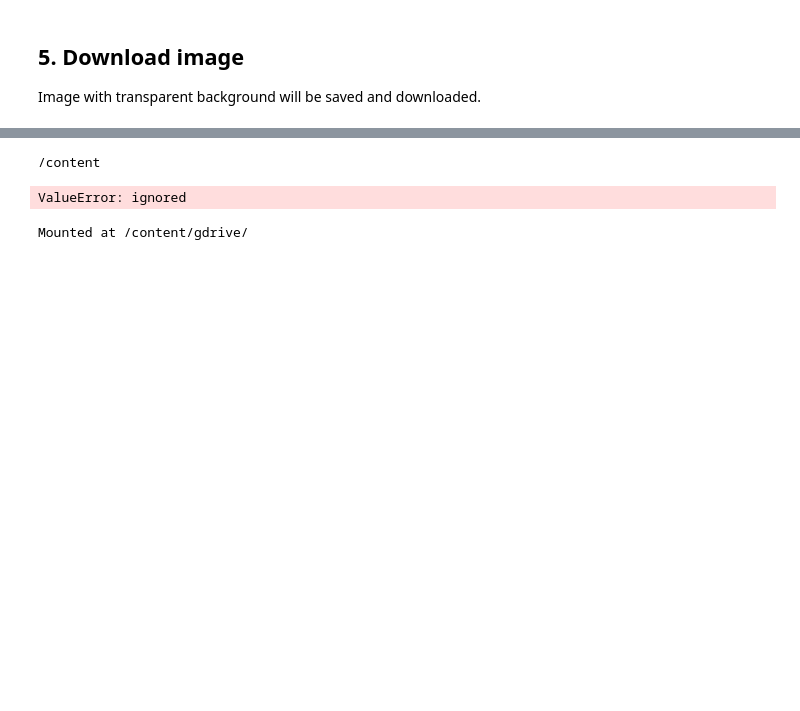
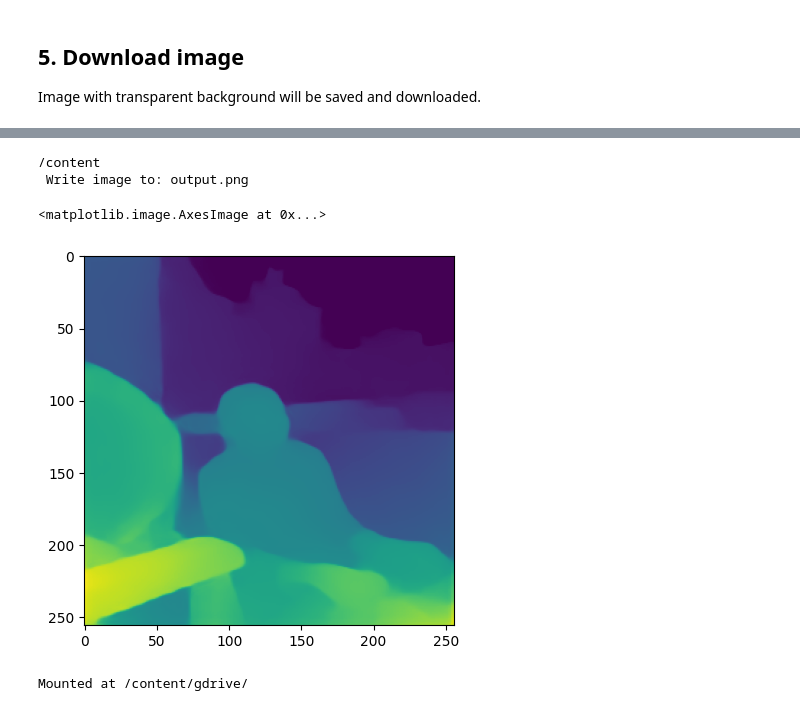
Before and after one commit to ZoliN/colab, a Jupyter notebook: MODNet_Inference_with_onnx.ipynb, the cells around one changed output, grey strips where cells are left out. Saved outputs shown, nothing was run; the diff lists cells and outputs as text; code cells hidden in the pictures; blank space fills up the shorter version.

```diff
--- a/MODNet_Inference_with_onnx.ipynb
+++ b/MODNet_Inference_with_onnx.ipynb
@@ -142,37 +142,40 @@ img_resized = tf.image.resize(img, [256,256], method='bicubic', preserve_aspect_
 #img_resized = tf.transpose(img_resized, [2, 0, 1])
 img_input = img_resized.numpy()
 mean=[0.485, 0.456, 0.406]
 std=[0.229, 0.224, 0.225]
 img_input = (img_input - mean) / std
 reshape_img = img_input.reshape(1,256,256,3)
 tensor = tf.convert_to_tensor(reshape_img, dtype=tf.float32)
 
 # load model
 #interpreter = tf.lite.Interpreter(model_path="/content/saved_model/model-small_float32.tflite")
-interpreter = tf.lite.Interpreter(model_path="/content/saved_model/model_opt_float16.tflite")
+interpreter = tf.lite.Interpreter(model_path="/content/model_opt.tflite")
 interpreter.allocate_tensors()
 input_details = interpreter.get_input_details()
 output_details = interpreter.get_output_details()
 input_shape = input_details[0]['shape']
 
 # inference
 interpreter.set_tensor(input_details[0]['index'], tensor)
 interpreter.invoke()
 output = interpreter.get_tensor(output_details[0]['index'])
 output = output.reshape(256, 256)
 
 # output file
-prediction = cv2.resize(output, (img.shape[1], img.shape[0]), interpolation=cv2.INTER_CUBIC)
+#prediction = cv2.resize(output, (img.shape[1], img.shape[0]), interpolation=cv2.INTER_CUBIC)
+prediction = output
 print(" Write image to: output.png")
-depth_min = prediction.min()
+depth_min = 0 #prediction.min()
 depth_max = prediction.max()
 img_out = (255 * (prediction - depth_min) / (depth_max - depth_min)).astype("uint8")
 
 cv2.imwrite("output.png", img_out)
 plt.imshow(img_out)
 # %% [output]
 /content
+ Write image to: output.png
-ValueError: ignored
+<matplotlib.image.AxesImage at 0x...>
+[figure, added]
 # %%
 %cd /content
 import tensorflow as tf
```
Also changed, not shown: parts of 3 cells of this notebook.
